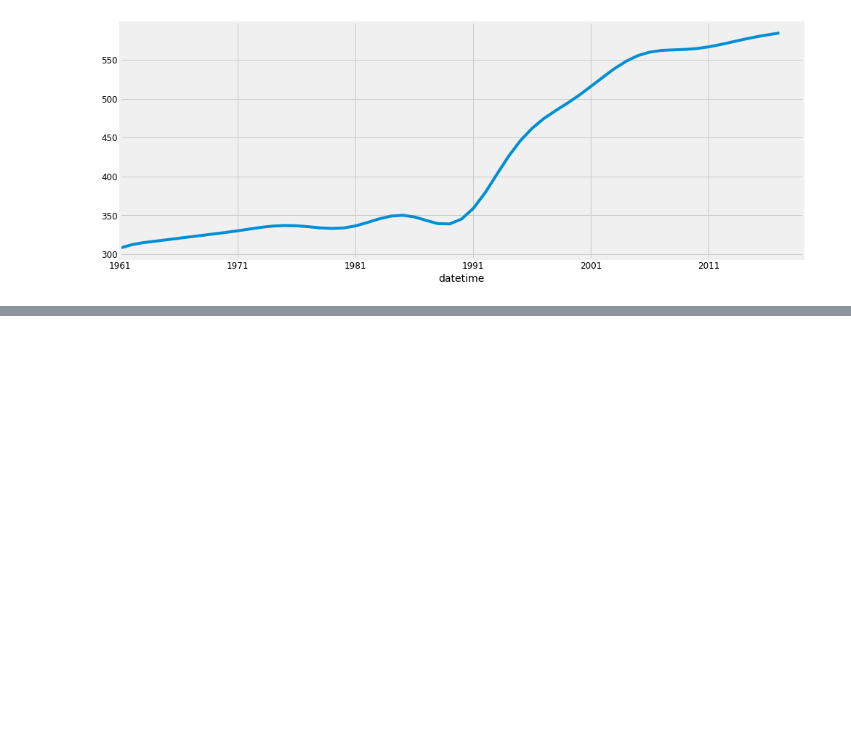
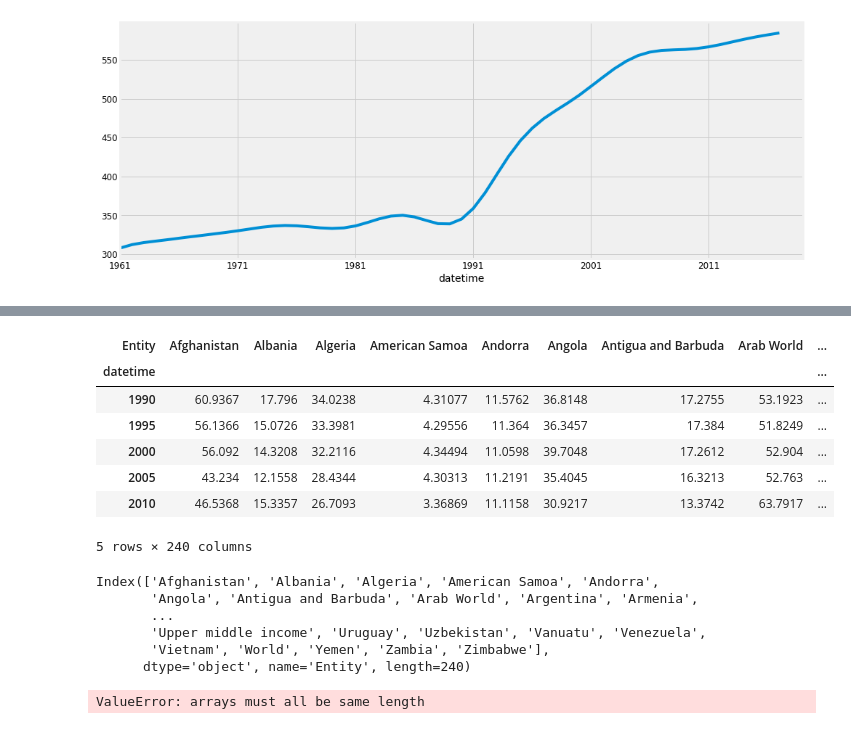
Before and after one commit to deforestation-dashboard/build_deforestationDash_DS1, a Jupyter notebook: DS1-Deforestation.ipynb, the cells around one changed output, grey strips where cells are left out. Drawn from its saved outputs; the diff is of its cells as text; code cells hidden in the pictures; blank space fills up the shorter version.

```diff
--- a/DS1-Deforestation.ipynb
+++ b/DS1-Deforestation.ipynb
@@ -145,0 +188,35 @@ df_env.T.head(35)
+# %%
+df_air2 = df_air2.T
+# %%
+# Making header countries, which was on the first row
+new_header = df_air2.iloc[0]
+df_air2 = df_air2[1:]
+df_air2.columns = new_header
+df_air2.head()
+
+# Making the index the datetime
+df_air2 = df_air2.reset_index()
+df_air2.rename(index=str, columns={'index':'datetime'},inplace=True)
+df_air2 = df_air2.set_index('datetime')
+
+
+
+df_air2.head()
+# %% [output]
+| Entity | Afghanistan | Albania | Algeria | American Samoa | Andorra | Angola | Antigua and Barbuda | Arab World | ... |
+| datetime |  |  |  |  |  |  |  |  | ... |
+| 1990 | 60.9367 | 17.796 | 34.0238 | 4.31077 | 11.5762 | 36.8148 | 17.2755 | 53.1923 | ... |
+| 1995 | 56.1366 | 15.0726 | 33.3981 | 4.29556 | 11.364 | 36.3457 | 17.384 | 51.8249 | ... |
+| 2000 | 56.092 | 14.3208 | 32.2116 | 4.34494 | 11.0598 | 39.7048 | 17.2612 | 52.904 | ... |
+| 2005 | 43.234 | 12.1558 | 28.4344 | 4.30313 | 11.2191 | 35.4045 | 16.3213 | 52.763 | ... |
+| 2010 | 46.5368 | 15.3357 | 26.7093 | 3.36869 | 11.1158 | 30.9217 | 13.3742 | 63.7917 | ... |
+5 rows × 240 columns
+# %%
+df_air2.columns
+# %% [output]
+Index(['Afghanistan', 'Albania', 'Algeria', 'American Samoa', 'Andorra',
+       'Angola', 'Antigua and Barbuda', 'Arab World', 'Argentina', 'Armenia',
+       ...
+       'Upper middle income', 'Uruguay', 'Uzbekistan', 'Vanuatu', 'Venezuela',
+       'Vietnam', 'World', 'Yemen', 'Zambia', 'Zimbabwe'],
+      dtype='object', name='Entity', length=240)
@@ -145,0 +226,14 @@ df_env.T.head(35)
+# %%
+col = 'Unnamed: 4'
+
+years_carb = {'Countries':df_carb.loc[df_carb['Unnamed: 2']=='1975']['CO2 emission estimates'].values, '1975': df_carb.loc[df_carb['Unnamed: 2'] == '1975'][col].values,
+        '1985': df_carb.loc[df_carb['Unnamed: 2'] == '1985'][col].values, '1995': df_carb.loc[df_carb['Unnamed: 2'] == '1995'][col].values,
+        '2005': df_carb.loc[df_carb['Unnamed: 2'] == '2005'][col].values,'2010': df_carb.loc[df_carb['Unnamed: 2'] == '2010'][col].values,
+        '2012': df_carb.loc[df_carb['Unnamed: 2'] == '2012'][col].values,'2013': df_carb.loc[df_carb['Unnamed: 2'] == '2013'][col].values,
+        '2014': df_carb.loc[df_carb['Unnamed: 2'] == '2014'][col].values}
+
+df_carb2 = pd.DataFrame(years_carb)
+
+df_carb2.head()
+# %% [output]
+ValueError: arrays must all be same length
```
Also changed, not shown: parts of 9 cells of this notebook.
